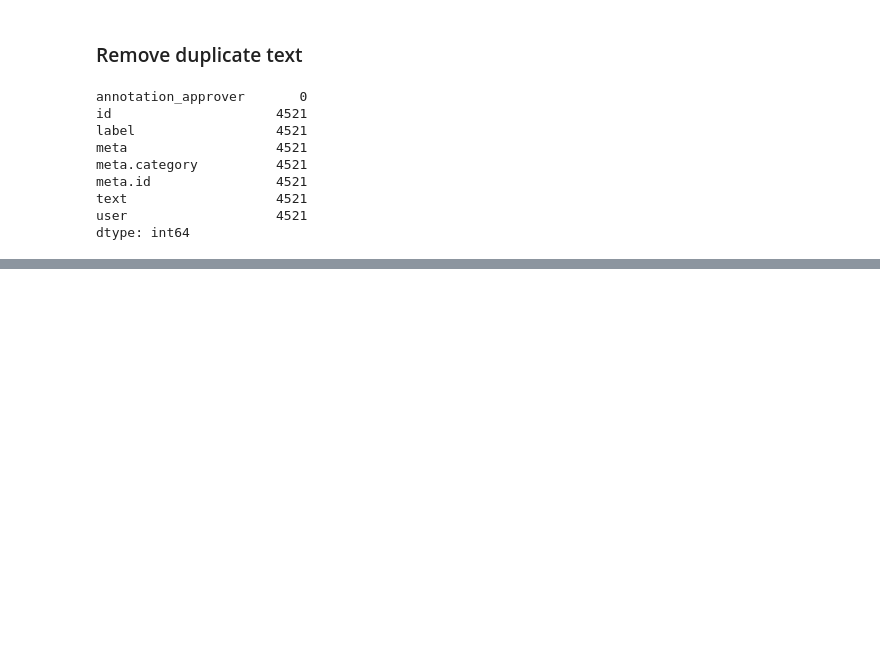
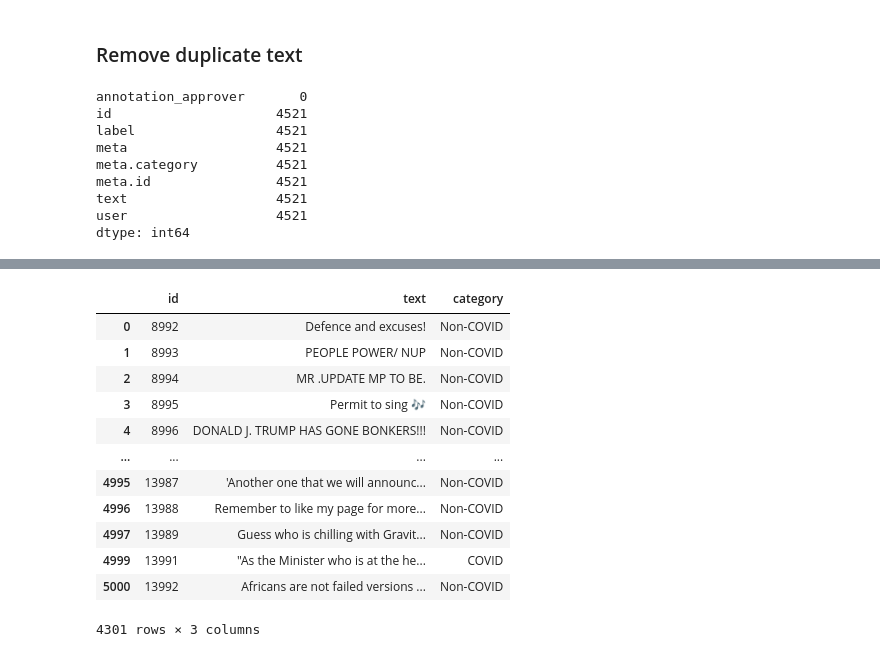
Before and after one commit to SunbirdAI/covid19-uganda-facebook-data-analysis, a Jupyter notebook: notebooks/CrowdTangle-posts-analysis.ipynb, the cells around one changed output, grey strips where cells are left out. Cells and saved outputs as stored; diff of their text form; code cells hidden in the pictures; blank space fills up the shorter version.

```diff
--- a/notebooks/CrowdTangle-posts-analysis.ipynb
+++ b/notebooks/CrowdTangle-posts-analysis.ipynb
@@ -187,0 +260,17 @@ dtype: int64
+# %%
+final_posts = final_posts[['id', 'text', 'category']]
+final_posts
+# %% [output]
+|  | id | text | category |
+| 0 | 8992 | Defence and excuses! | Non-COVID |
+| 1 | 8993 | PEOPLE POWER/ NUP | Non-COVID |
+| 2 | 8994 | MR .UPDATE MP TO BE. | Non-COVID |
+| 3 | 8995 | Permit to sing 🎶 | Non-COVID |
+| 4 | 8996 | DONALD J. TRUMP HAS GONE BONKERS!!! | Non-COVID |
+| ... | ... | ... | ... |
+| 4995 | 13987 | 'Another one that we will announc... | Non-COVID |
+| 4996 | 13988 | Remember to like my page for more... | Non-COVID |
+| 4997 | 13989 | Guess who is chilling with Gravit... | Non-COVID |
+| 4999 | 13991 | "As the Minister who is at the he... | COVID |
+| 5000 | 13992 | Africans are not failed versions ... | Non-COVID |
+4301 rows × 3 columns
```
Also changed, not shown: parts of 12 cells of this notebook.
